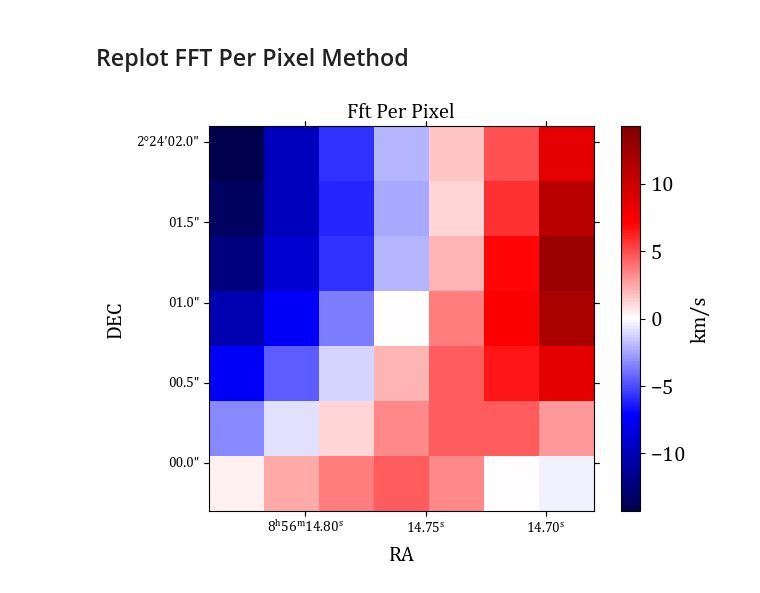
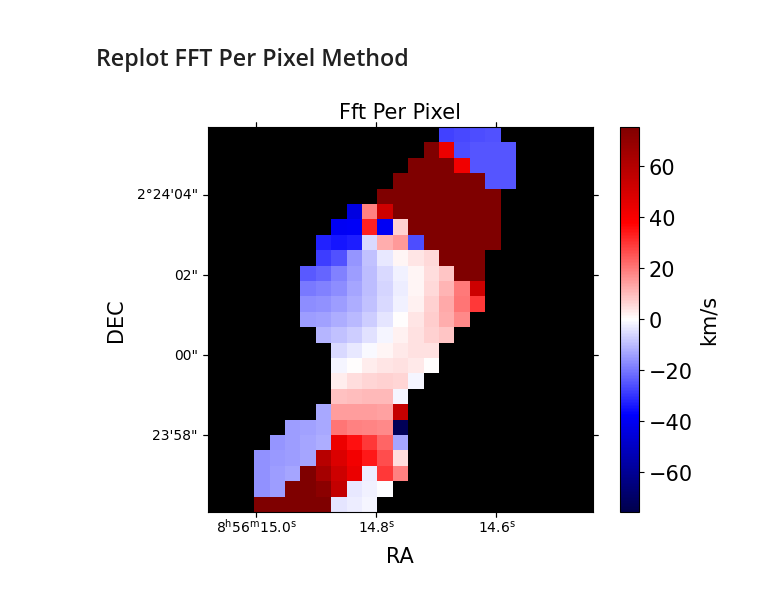
Before and after one commit to daniel-lyon/zfinder, a Jupyter notebook: examples/GLEAM_0856/GLEAM_0856.ipynb, the cells around one changed output. Cells and saved outputs as stored; diff of their text form; code cells hidden in the pictures.

```diff
--- a/runs/GLEAM_0856/GLEAM_0856.ipynb
+++ b/examples/GLEAM_0856/GLEAM_0856.ipynb
@@ -79,7 +79,7 @@ Calculating all FFT fit chi-squared values...
 # %%
 from zfinder import Plotter
 
 plot = Plotter()
-plot.plot_heatmap_fromcsv(filename='fft_per_pixel.csv', subsize=7, flux_limit=0.001, contfile='0856.cont_map.fits')
+plot.plot_heatmap_fromcsv(filename='fft_per_pixel.csv', subsize=25, contfile='0856.cont_map.fits', flux_limit=0.002)
 # %% [output]
-[figure, old version]
+[figure, new version]
```
Also changed, not shown: 12 other files.
